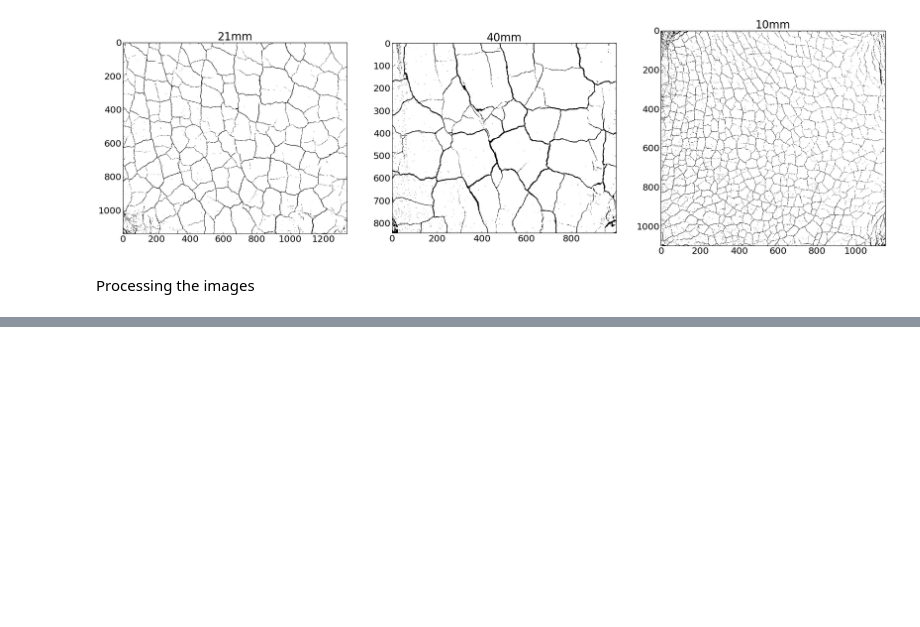
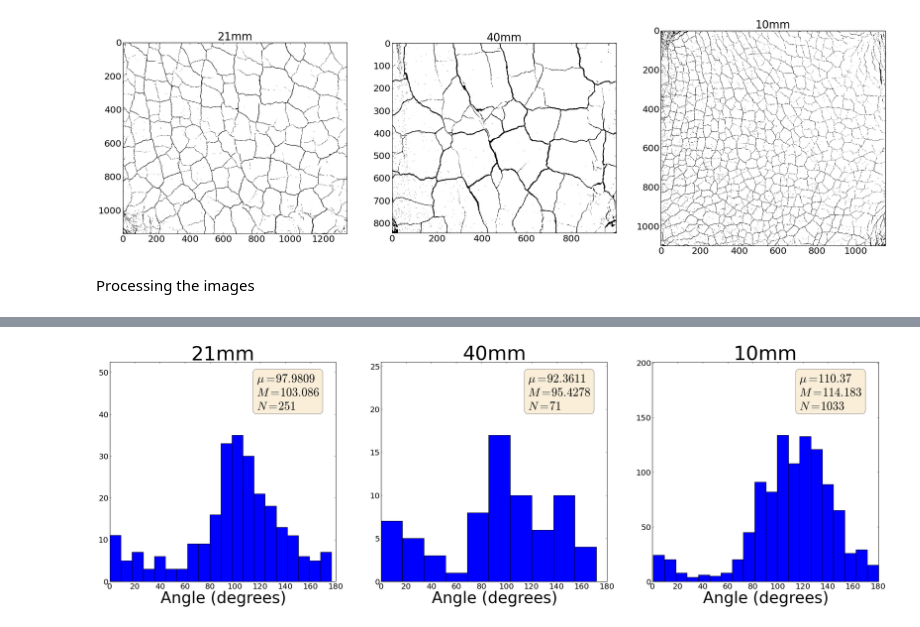
Before and after one commit to jorgehog/notebookCollection, a Jupyter notebook: FlourExperiment.ipynb, the cells around one changed output, grey strips where cells are left out. Saved outputs shown, nothing was run; the diff lists cells and outputs as text; code cells hidden in the pictures; blank space fills up the shorter version.

Commit message:
updated notebooks. angles are now sexeh

```diff
--- a/FlourExperiment.ipynb
+++ b/FlourExperiment.ipynb
@@ -220,0 +326,14 @@ show()
+# %%
+from math import atan2, pi
+
+#Creates a NxN matrix whose element i, j is valued by the element's angle from the mid-row.
+def angleMatrix(N):
+
+    a = zeros(shape=[N, N])
+
+    for i in range(N):
+        for j in range(N):
+
+            a[i , j] = atan2(N/2 - i, N/2 - j)*180/pi
+
+    return fliplr(a)
@@ -220,0 +394,38 @@ show()
+# %%
+fig, axes = subplots(1, 3, figsize=(35,10))
+
+histSize = {'10mm' : 20, '21mm' : 20, '40mm' : 10}
+ks =       {'10mm' : 1,  '21mm' : 2,  '40mm' : 4}
+ns =       {'10mm' : 10, '21mm' : 20, '40mm' : 15}
+
+for experiment, ax in zip(subExperiments.keys(), axes):
+
+    joints = images[experiment + 'joints']
+    sk = images[experiment + 'skelly']
+
+    n = ns[experiment]
+    k = ks[experiment]
+
+    allAngles = getAllAngles(joints, sk, n, k)
+
+    mean = allAngles.mean()
+    med = median(allAngles)
+    N = len(allAngles)
+
+    a, b, c = ax.hist(allAngles, histSize[experiment])
+    hold("on")
+
+    textstr =  "$\mu = %g$\n$M=%g$\n$N=%d$" % (mean, med, N)
+    props = dict(boxstyle='round', facecolor='wheat', alpha=0.5)
+
+    size = 0.3
+    ax.set_ylim([0, 1.5*a.max()])
+    ax.text(0.95 - size, 0.95, textstr, transform=ax.transAxes, fontsize=30,
+        verticalalignment='top', bbox=props)
+
+    ax.set_xlabel("Angle (degrees)", size=40)
+    ax.set_title(experiment, size=50)
+
+show()
+# %% [output]
+[figure, added]
```
Also changed, not shown: parts of 7 cells of this notebook, 1 other file.
